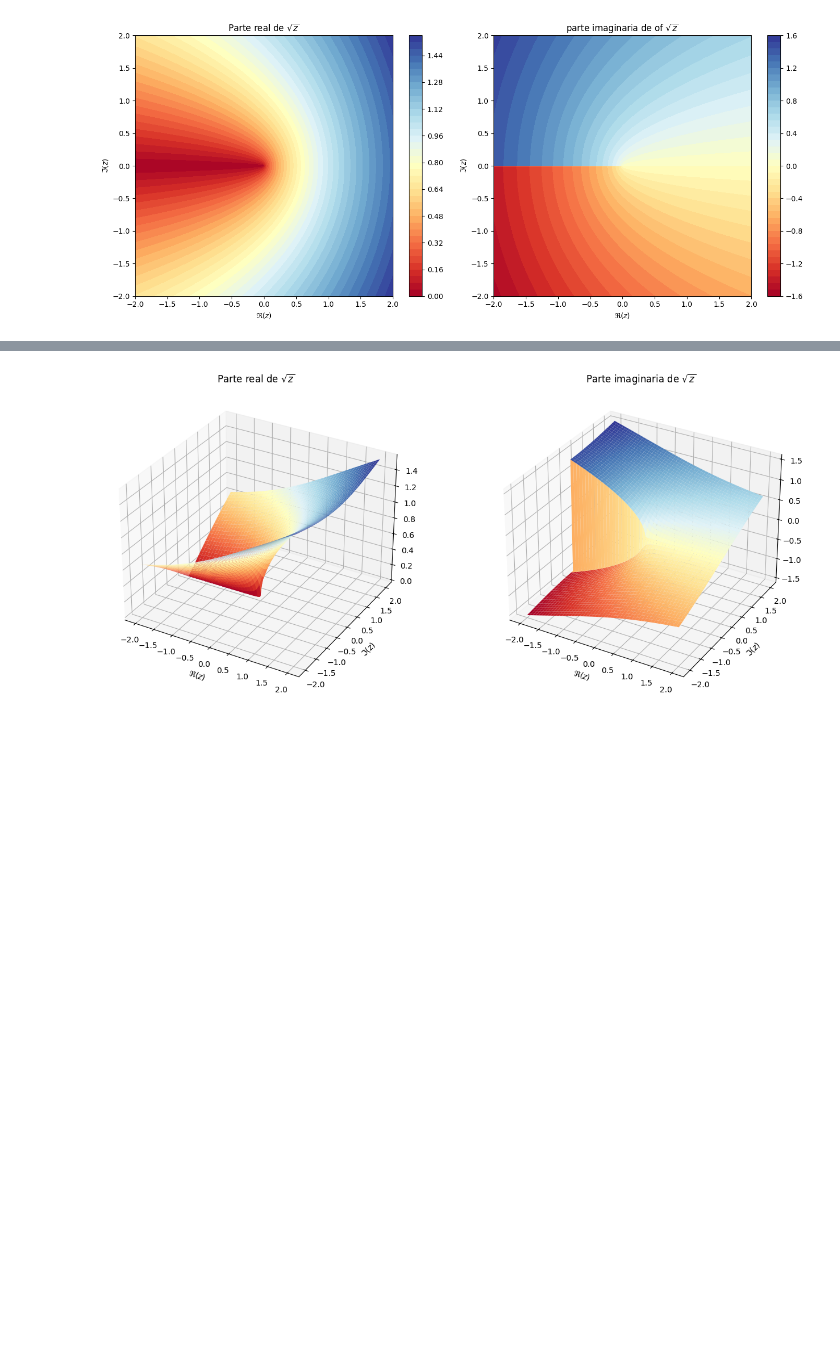
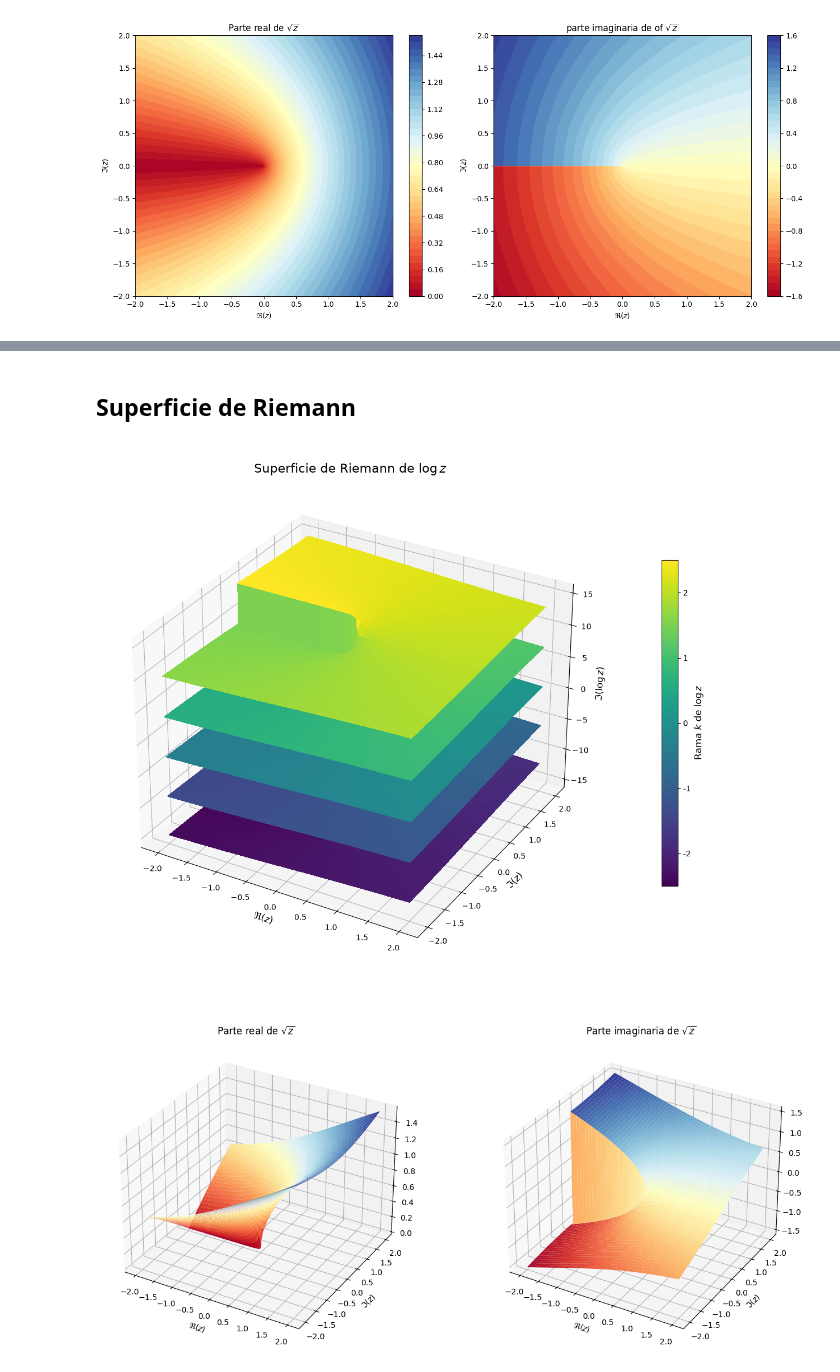
Before and after one commit to glacy/MMFI1, a Jupyter notebook: 02_numeros_complejos/graficas_funciones_complejas.ipynb, the cells around one changed output, grey strips where cells are left out. Cells and saved outputs as stored; diff of their text form; code cells hidden in the pictures; blank space fills up the shorter version.

```diff
--- a/02_numeros_complejos/graficas_funciones_complejas.ipynb
+++ b/02_numeros_complejos/graficas_funciones_complejas.ipynb
@@ -273,3 +283,74 @@ plt.show()
+# %% [markdown]
+## Superficie de Riemann
+# %%
+import numpy as np
+import matplotlib.pyplot as plt
+
+# Definir una malla en el plano complejo
+x = np.linspace(-2, 2, 400)
+y = np.linspace(-2, 2, 400)
+X, Y = np.meshgrid(x, y)
+Z = X + 1j * Y
+
+# Calcular el módulo y el argumento de Z
+mod_Z = np.abs(Z)
+arg_Z = np.angle(Z)
+
+# Crear figura para graficar la superficie de Riemann
+fig_riemann = plt.figure(figsize=(12, 10))
+ax_riemann = fig_riemann.add_subplot(111, projection='3d')
+
+# Número de ramas (hojas) a visualizar: k = -2, -1, 0, 1, 2
+num_branches = 5
+branches = np.arange(-(num_branches // 2), num_branches // 2 + 1)
+num_branches = len(branches)
+
+# Colormap continuo: el color transita suavemente de una rama a la siguiente
+cmap_obj = plt.cm.viridis
+
+# Fracción del argumento dentro de cada rama: 0 en arg = -pi, 1 en arg = pi
+frac_arg = (arg_Z + np.pi) / (2 * np.pi)
+
+# Evitar log(0): descartar puntos muy cercanos al origen
+valid_mask = mod_Z > 1e-8
+
+for k in branches:
+    # Parte imaginaria de log(z) para la rama k: arg(z) + 2*pi*k
+    im_log_Z_k = arg_Z + 2 * k * np.pi
+
+    # Puntos inválidos como np.nan (plot_surface no los dibuja)
+    X_plot = np.where(valid_mask, X, np.nan)
+    Y_plot = np.where(valid_mask, Y, np.nan)
+    Z_plot = np.where(valid_mask, im_log_Z_k, np.nan)
+
+    # Posición de color continua: cada rama ocupa un tramo del colormap y el
+    # borde de una rama retoma el color exacto donde terminó la anterior
+    color_pos = (k + frac_arg - branches[0]) / num_branches
+    facecolors = cmap_obj(np.where(valid_mask, color_pos, np.nan))
+
+    # Graficar la superficie de esta rama con transición de color continua
+    ax_riemann.plot_surface(X_plot, Y_plot, Z_plot,
+                            facecolors=facecolors, shade=False,
+                            linewidth=0, antialiased=False,
+                            rstride=10, cstride=10)
+
+ax_riemann.set_title(r"Superficie de Riemann de $\log z$", fontsize=16)
+ax_riemann.set_xlabel(r'$\Re (z)$', fontsize=12)
+ax_riemann.set_ylabel(r'$\Im (z)$', fontsize=12)
+ax_riemann.set_zlabel(r'$\Im (\log z)$', fontsize=12)
+
+# Barra de colores continua: las marcas indican la rama k al centro de cada hoja
+sm = plt.cm.ScalarMappable(cmap=cmap_obj, norm=plt.Normalize(vmin=0, vmax=1))
+sm.set_array([])
+tick_pos = [(k + 0.5 - branches[0]) / num_branches for k in branches]
+cbar = fig_riemann.colorbar(sm, ax=ax_riemann, shrink=0.6, aspect=20, pad=0.1, ticks=tick_pos)
+cbar.ax.set_yticklabels([str(k) for k in branches])
+cbar.set_label(r'Rama $k$ de $\log z$', fontsize=12)
+
+plt.tight_layout()
+plt.show()
+# %% [output]
+[figure, added]
 # %%
 import numpy as np
 import matplotlib.pyplot as plt
```
Also changed, not shown: parts of 2 cells of this notebook, 5 other files.
